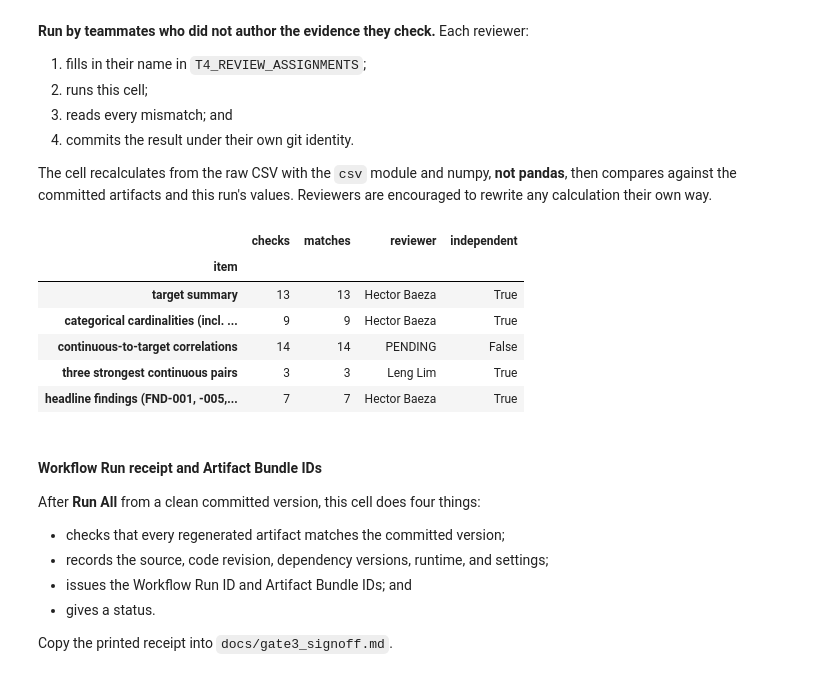
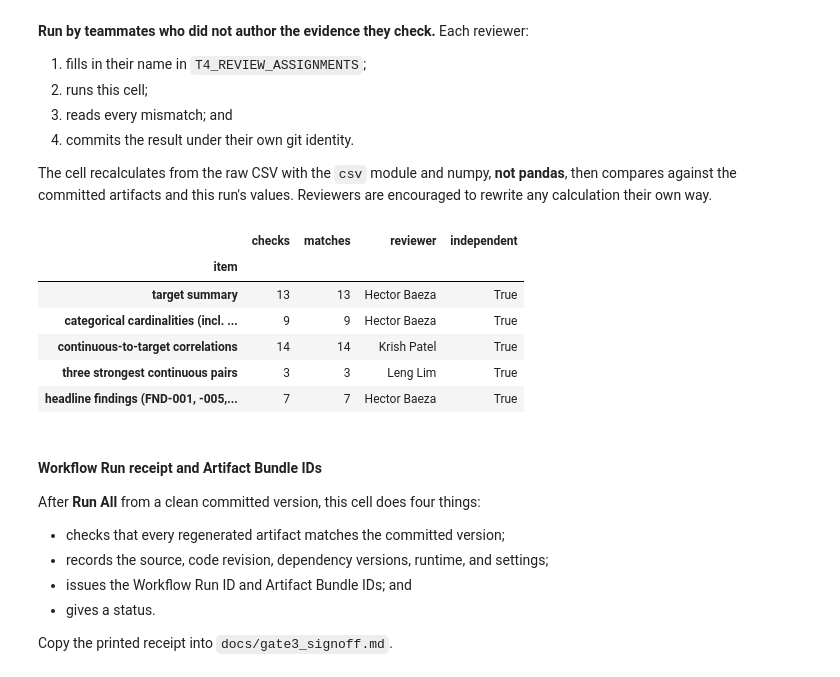
Before and after one commit to Break-Through-Tech/Allstate-1C-predicting-auto-claims-severity, a Jupyter notebook: notebooks/data-understanding.ipynb, the cells around one changed output. Drawn from its saved outputs; the diff is of its cells as text; code cells hidden in the pictures.

Commit message:
Record Krish Patel review assignment and refresh notebook outputs

```diff
--- a/notebooks/data-understanding.ipynb
+++ b/notebooks/data-understanding.ipynb
@@ -2028,7 +2026,7 @@ The cell recalculates from the raw CSV with the `csv` module and numpy, **not pa
 # %%
 T4_AUTHORS = {
     "target summary": {"Leng Lim"},
-    "categorical cardinalities (incl. cat116)": {"Krish"},
+    "categorical cardinalities (incl. cat116)": {"Krish Patel"},
     "continuous-to-target correlations": {"Hector Baeza", "Rachel Cheung"},
     "three strongest continuous pairs": {"Hector Baeza", "Rachel Cheung"},
     "headline findings (FND-001, -005, -006, -008)": {"Rachel Cheung"},
@@ -2036,7 +2034,7 @@ T4_AUTHORS = {
 T4_REVIEW_ASSIGNMENTS = {
     "target summary": "Hector Baeza",
     "categorical cardinalities (incl. cat116)": "Hector Baeza",
-    "continuous-to-target correlations": "",
+    "continuous-to-target correlations": "Krish Patel",
     "three strongest continuous pairs": "Leng Lim",
     "headline findings (FND-001, -005, -006, -008)": "Hector Baeza",
 }
@@ -2077,34 +2075,34 @@ for k, (_, a, b, v) in enumerate(r_pairs[:3]):
     pa = t4_pairs.iloc[k]
     checks.append(("three strongest continuous pairs", f"rank {k + 1}: {a}-{b}", v,
                    pa["pearson"] if (pa.feature_1, pa.feature_2) == (a, b) else float("nan"), 0.001))
 H = "headline findings (FND-001, -005, -006, -008)"
 checks += [(H, "FND-005 unique ids", len({r[col['id']] for r in raw_rows}), t4_df["id"].nunique(), None),
            (H, "FND-005 missing cells", sum(v == "" for r in raw_rows for v in r), int(t4_df.isna().sum().sum()), None),
            (H, "FND-005 duplicate rows", rn - len(set(map(tuple, raw_rows))), int(t4_df.duplicated().sum()), None),
            (H, "FND-006 top 1% share of total loss", ry_sorted[: rn // 100].sum() / ry.sum(), t4_sorted[: t4_n // 100].sum() / t4_y.sum(), 0.0001),
            (H, "FND-006 claims below 100", int((ry < 100).sum()), int((t4_loss < 100).sum()), None),
            (H, "FND-001 pairs with |r| > 0.8", sum(t[0] > 0.8 for t in r_pairs), int((t4_pairs["abs_pearson"] > 0.8).sum()), None),
            (H, "FND-008 cont14 median spread / overall median", (med14.max() - med14.min()) / np.median(ry), t4_I.loc["cont14", "median_spread_frac"], 0.0001)]
 
 t4_review = pd.DataFrame([{
     "item": item, "metric": m, "reviewer_value": rv, "primary_value": pv,
     "tolerance": "exact" if tol is None else tol,
     "match": (rv == pv) if tol is None else bool(abs(rv - pv) <= tol),
     "reviewer": T4_REVIEW_ASSIGNMENTS[item] or "PENDING",
     "independent": bool(T4_REVIEW_ASSIGNMENTS[item]) and T4_REVIEW_ASSIGNMENTS[item] not in T4_AUTHORS[item],
 } for item, m, rv, pv, tol in checks])
 t4_review_summary = t4_review.groupby("item", sort=False).agg(checks=("match", "size"), matches=("match", "sum"),
                                                               reviewer=("reviewer", "first"), independent=("independent", "first"))
 display(t4_review_summary)
 if not t4_review["match"].all():
     display(t4_review[~t4_review["match"]])
 assert t4_review["match"].all(), "Recalculation disagrees with the primary results. Record the discrepancy before Gate 3."
 # %% [output]
 |  | checks | matches | reviewer | independent |
 | item |  |  |  |  |
 | target summary | 13 | 13 | Hector Baeza | True |
 | categorical cardinalities (incl. ... | 9 | 9 | Hector Baeza | True |
-| continuous-to-target correlations | 14 | 14 | PENDING | False |
+| continuous-to-target correlations | 14 | 14 | Krish Patel | True |
 | three strongest continuous pairs | 3 | 3 | Leng Lim | True |
 | headline findings (FND-001, -005,... | 7 | 7 | Hector Baeza | True |
 # %% [markdown]
```
Also changed, not shown: parts of 6 cells of this notebook, 1 other file.
